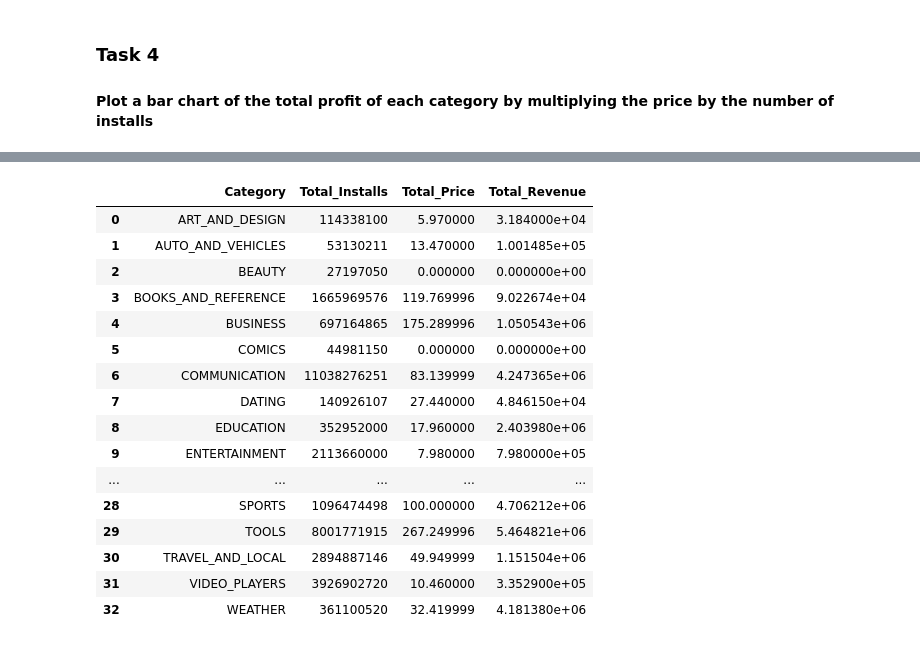
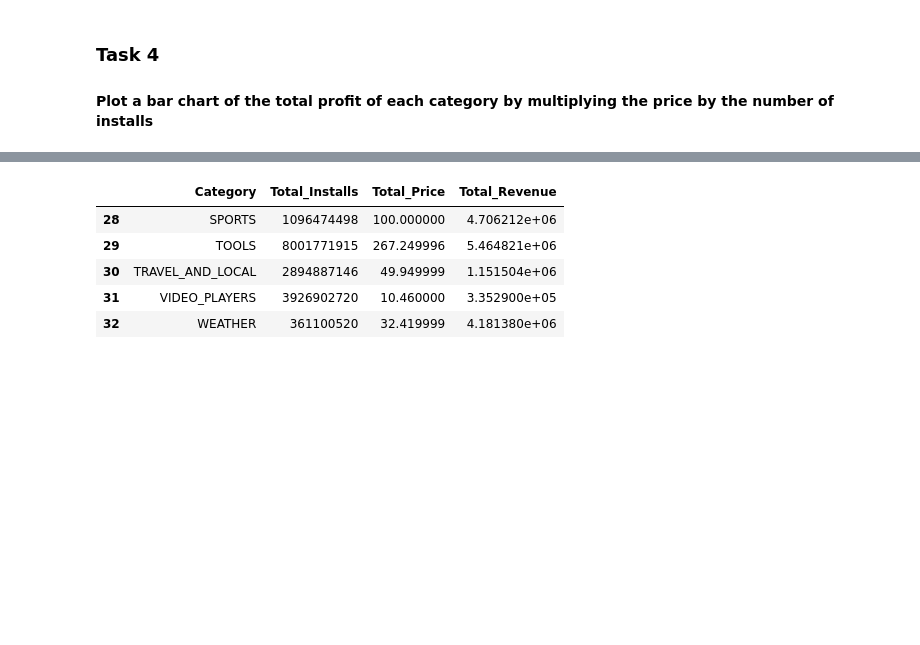
Before and after one commit to bahaozsahin/Develhope_Project-2_team-3, a Jupyter notebook: week2/week2_Baha.ipynb, the cells around one changed output, grey strips where cells are left out. Saved outputs shown, nothing was run; the diff lists cells and outputs as text; code cells hidden in the pictures; blank space fills up the shorter version.

```diff
--- a/week2/week2_Baha.ipynb
+++ b/week2/week2_Baha.ipynb
@@ -122,20 +116,9 @@ data.query('Revenue != 0').head()
 # %%
 revenues = data.groupby('Category')['Revenue'].sum().reset_index()
 categories['Total_Revenue'] = revenues['Revenue']
-categories
+categories.tail()
 # %% [output]
 |  | Category | Total_Installs | Total_Price | Total_Revenue |
-| 0 | ART_AND_DESIGN | 114338100 | 5.970000 | 3.184000e+04 |
-| 1 | AUTO_AND_VEHICLES | 53130211 | 13.470000 | 1.001485e+05 |
-| 2 | BEAUTY | 27197050 | 0.000000 | 0.000000e+00 |
-| 3 | BOOKS_AND_REFERENCE | 1665969576 | 119.769996 | 9.022674e+04 |
-| 4 | BUSINESS | 697164865 | 175.289996 | 1.050543e+06 |
-| 5 | COMICS | 44981150 | 0.000000 | 0.000000e+00 |
-| 6 | COMMUNICATION | 11038276251 | 83.139999 | 4.247365e+06 |
-| 7 | DATING | 140926107 | 27.440000 | 4.846150e+04 |
-| 8 | EDUCATION | 352952000 | 17.960000 | 2.403980e+06 |
-| 9 | ENTERTAINMENT | 2113660000 | 7.980000 | 7.980000e+05 |
-| ... | ... | ... | ... | ... |
 | 28 | SPORTS | 1096474498 | 100.000000 | 4.706212e+06 |
 | 29 | TOOLS | 8001771915 | 267.249996 | 5.464821e+06 |
 | 30 | TRAVEL_AND_LOCAL | 2894887146 | 49.949999 | 1.151504e+06 |
```
Also changed, not shown: parts of 15 cells of this notebook.
